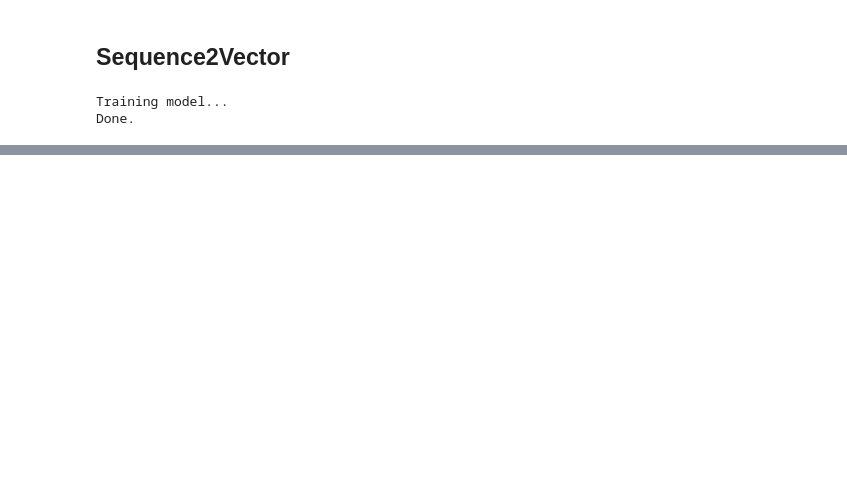
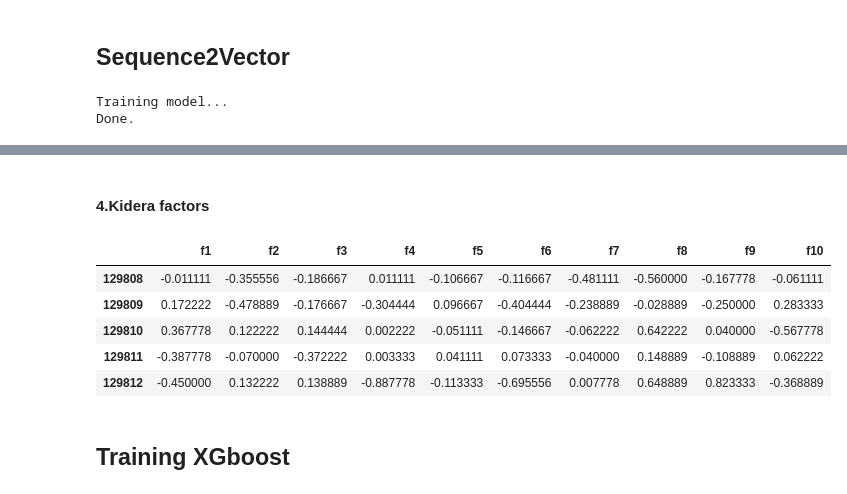
Before and after one commit to rudolphyo/MHystic, a Jupyter notebook: xgb.ipynb, the cells around one changed output, grey strips where cells are left out. Saved outputs shown, nothing was run; the diff lists cells and outputs as text; code cells hidden in the pictures; blank space fills up the shorter version.

```diff
--- a/xgb.ipynb
+++ b/xgb.ipynb
@@ -186,0 +199,14 @@ seq2vecNinemers.tail()
+# %% [markdown]
+#### 4.Kidera factors
+# %%
+KideraData = add_kidera_ftr(Bdata[Bdata.peptide_length == 9].sequence)
+KideraData.tail()
+# %% [output]
+|  | f1 | f2 | f3 | f4 | f5 | f6 | f7 | f8 | f9 | f10 |
+| 129808 | -0.011111 | -0.355556 | -0.186667 | 0.011111 | -0.106667 | -0.116667 | -0.481111 | -0.560000 | -0.167778 | -0.061111 |
+| 129809 | 0.172222 | -0.478889 | -0.176667 | -0.304444 | 0.096667 | -0.404444 | -0.238889 | -0.028889 | -0.250000 | 0.283333 |
+| 129810 | 0.367778 | 0.122222 | 0.144444 | 0.002222 | -0.051111 | -0.146667 | -0.062222 | 0.642222 | 0.040000 | -0.567778 |
+| 129811 | -0.387778 | -0.070000 | -0.372222 | 0.003333 | 0.041111 | 0.073333 | -0.040000 | 0.148889 | -0.108889 | 0.062222 |
+| 129812 | -0.450000 | 0.132222 | 0.138889 | -0.887778 | -0.113333 | -0.695556 | 0.007778 | 0.648889 | 0.823333 | -0.368889 |
+# %% [markdown]
+## Training XGboost
```
Also changed, not shown: parts of 19 cells of this notebook.
